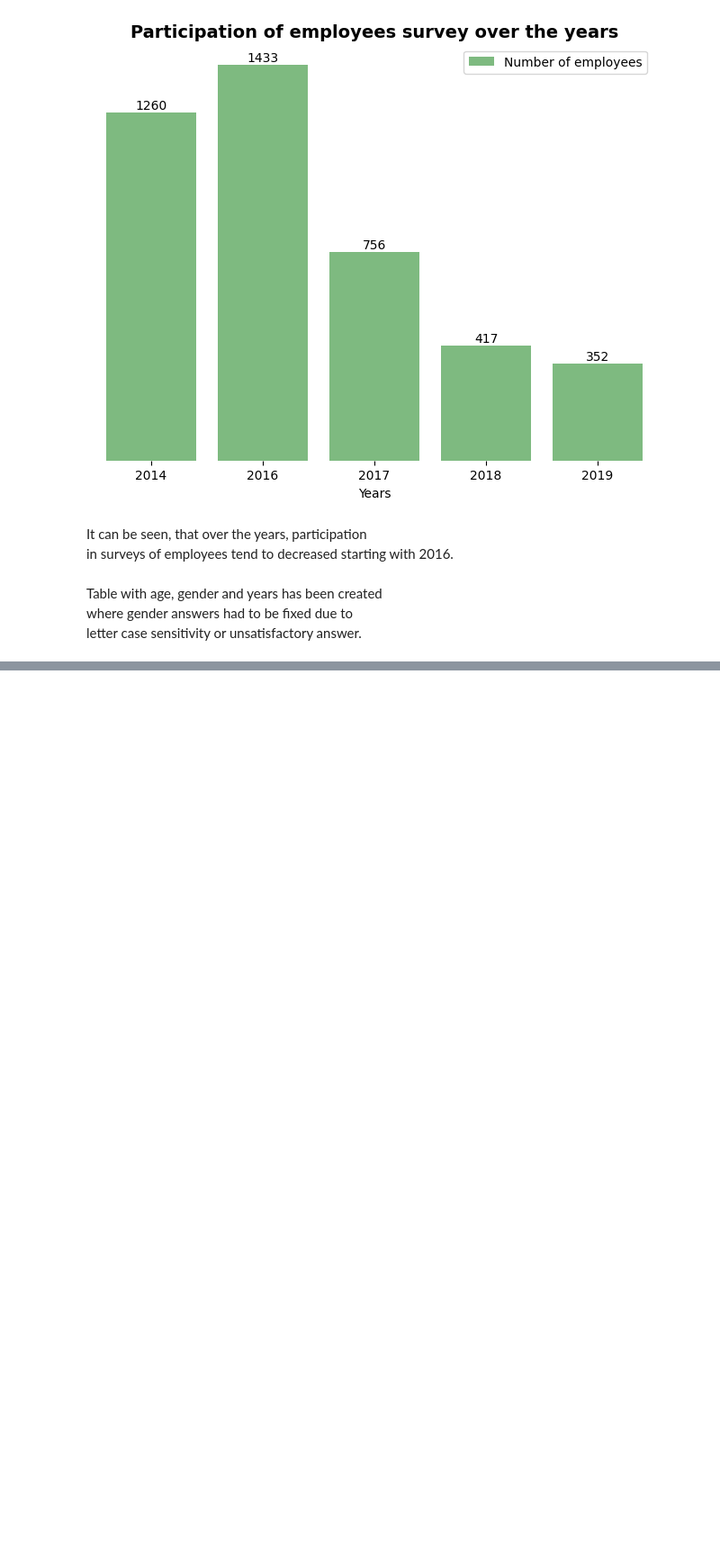
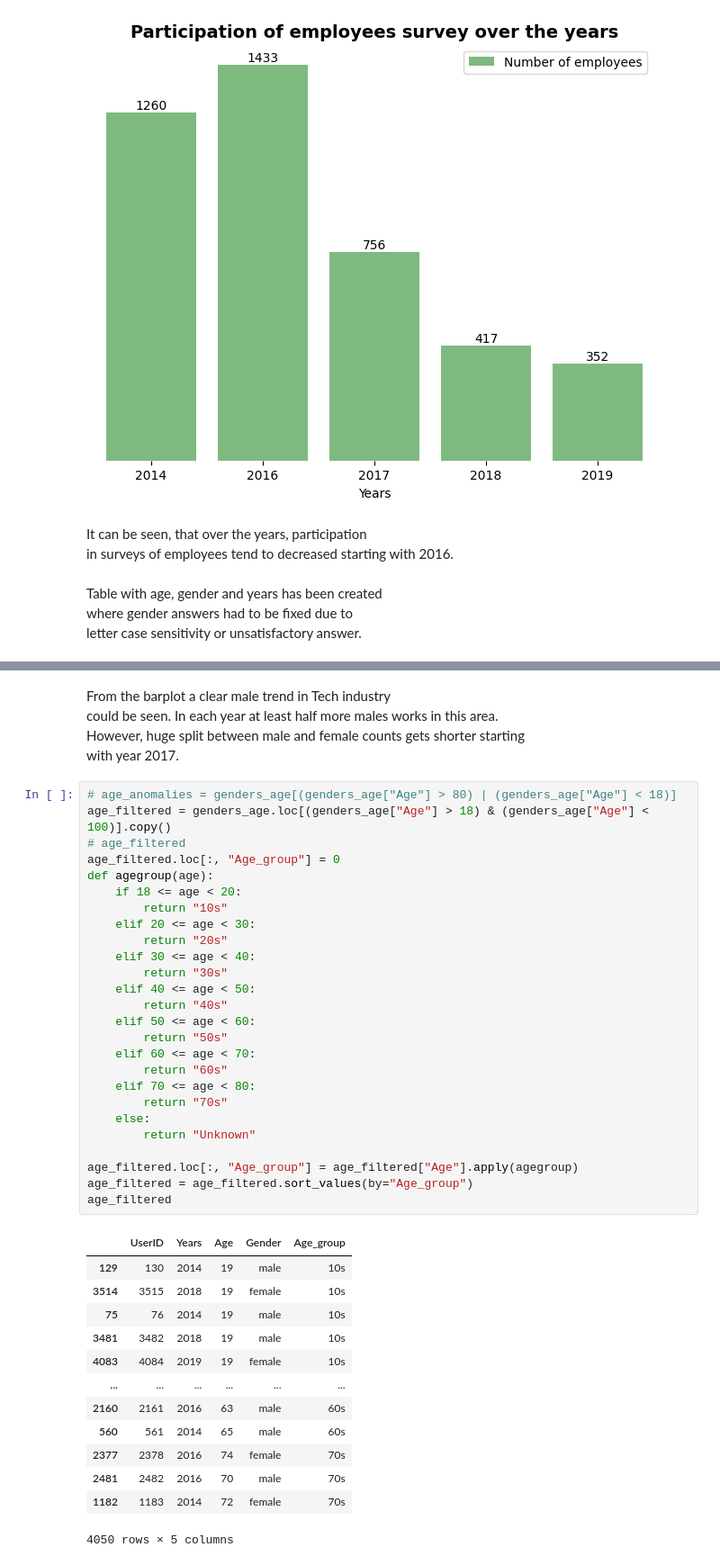
Before and after one commit to ShariYo/Modul2_Sprint1, a Jupyter notebook: project/main.ipynb, the cells around one changed output, grey strips where cells are left out. Shown at 90% size. Cells and saved outputs as stored; diff of their text form; blank space fills up the shorter version.

```diff
--- a/project/main.ipynb
+++ b/project/main.ipynb
@@ -211,0 +214,45 @@ plt.show()
+# %% [markdown]
+From the barplot a clear male trend in Tech industry
+could be seen. In each year at least half more males works in this area.
+However, huge split between male and female counts gets shorter starting
+with year 2017.
+# %%
+# age_anomalies = genders_age[(genders_age["Age"] > 80) | (genders_age["Age"] < 18)]
+age_filtered = genders_age.loc[(genders_age["Age"] > 18) & (genders_age["Age"] < 100)].copy()
+# age_filtered
+age_filtered.loc[:, "Age_group"] = 0
+def agegroup(age):
+    if 18 <= age < 20:
+        return "10s"
+    elif 20 <= age < 30:
+        return "20s"
+    elif 30 <= age < 40:
+        return "30s"
+    elif 40 <= age < 50:
+        return "40s"
+    elif 50 <= age < 60:
+        return "50s"
+    elif 60 <= age < 70:
+        return "60s"
+    elif 70 <= age < 80:
+        return "70s"
+    else:
+        return "Unknown"
+
+age_filtered.loc[:, "Age_group"] = age_filtered["Age"].apply(agegroup)
+age_filtered = age_filtered.sort_values(by="Age_group")
+age_filtered
+# %% [output]
+|  | UserID | Years | Age | Gender | Age_group |
+| 129 | 130 | 2014 | 19 | male | 10s |
+| 3514 | 3515 | 2018 | 19 | female | 10s |
+| 75 | 76 | 2014 | 19 | male | 10s |
+| 3481 | 3482 | 2018 | 19 | male | 10s |
+| 4083 | 4084 | 2019 | 19 | female | 10s |
+| ... | ... | ... | ... | ... | ... |
+| 2160 | 2161 | 2016 | 63 | male | 60s |
+| 560 | 561 | 2014 | 65 | male | 60s |
+| 2377 | 2378 | 2016 | 74 | female | 70s |
+| 2481 | 2482 | 2016 | 70 | male | 70s |
+| 1182 | 1183 | 2014 | 72 | female | 70s |
+4050 rows × 5 columns
```
Also changed, not shown: parts of 4 cells of this notebook.
